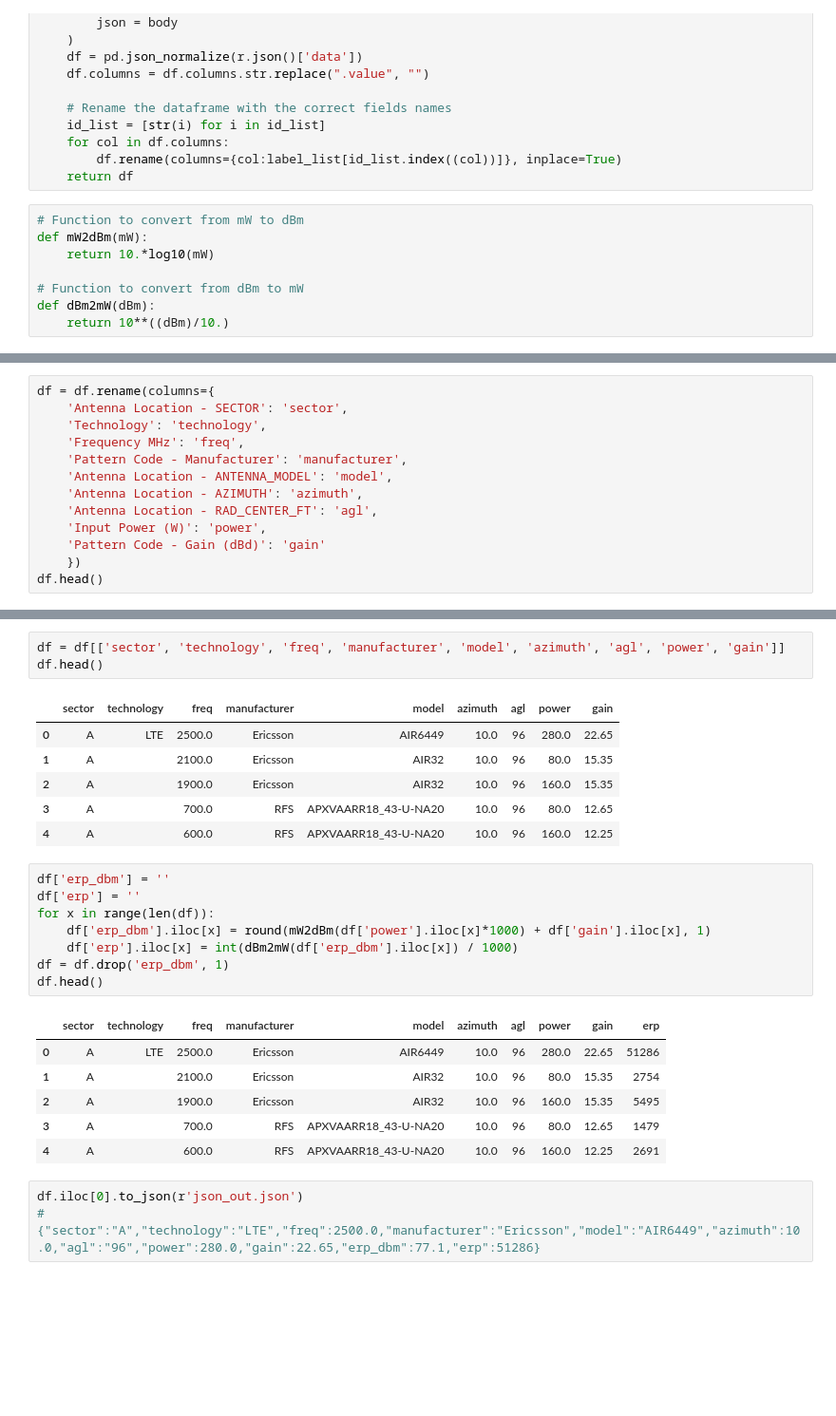
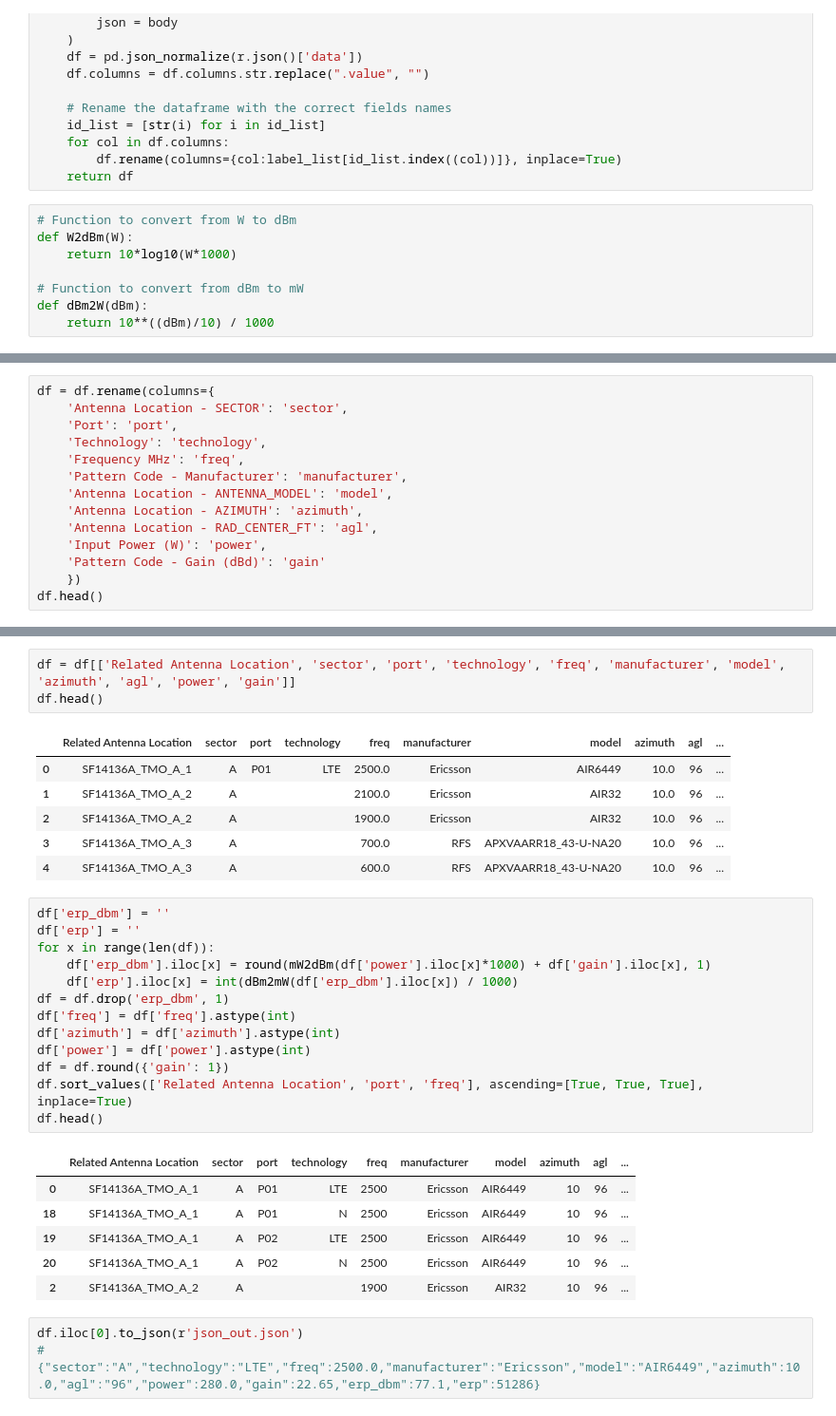
Before and after one commit to eww125/docx-gen, a Jupyter notebook: Generate Docx Template.ipynb, the cells around one changed output, grey strips where cells are left out. Shown: that part at 95% size. Saved outputs shown, nothing was run; the diff lists cells and outputs as text; blank space fills up the shorter version.

```diff
--- a/Generate Docx Template.ipynb
+++ b/Generate Docx Template.ipynb
@@ -55,10 +56,10 @@ def qb_dataframe(table_id):
         df.rename(columns={col:label_list[id_list.index((col))]}, inplace=True)
     return df
 # %%
-# Function to convert from mW to dBm
-def mW2dBm(mW):
-    return 10.*log10(mW)
+# Function to convert from W to dBm
+def W2dBm(W):
+    return 10*log10(W*1000)
 
 # Function to convert from dBm to mW
-def dBm2mW(dBm):
-    return 10**((dBm)/10.)
+def dBm2W(dBm):
+    return 10**((dBm)/10) / 1000
@@ -100,6 +109,7 @@ list(df)
 # %%
 df = df.rename(columns={
     'Antenna Location - SECTOR': 'sector',
+    'Port': 'port',
     'Technology': 'technology',
     'Frequency MHz': 'freq',
     'Pattern Code - Manufacturer': 'manufacturer',
@@ -121,28 +131,33 @@ df.head()
 # %%
-df = df[['sector', 'technology', 'freq', 'manufacturer', 'model', 'azimuth', 'agl', 'power', 'gain']]
+df = df[['Related Antenna Location', 'sector', 'port', 'technology', 'freq', 'manufacturer', 'model', 'azimuth', 'agl', 'power', 'gain']]
 df.head()
 # %% [output]
-|  | sector | technology | freq | manufacturer | model | azimuth | agl | power | gain |
-| 0 | A | LTE | 2500.0 | Ericsson | AIR6449 | 10.0 | 96 | 280.0 | 22.65 |
-| 1 | A |  | 2100.0 | Ericsson | AIR32 | 10.0 | 96 | 80.0 | 15.35 |
-| 2 | A |  | 1900.0 | Ericsson | AIR32 | 10.0 | 96 | 160.0 | 15.35 |
-| 3 | A |  | 700.0 | RFS | APXVAARR18_43-U-NA20 | 10.0 | 96 | 80.0 | 12.65 |
-| 4 | A |  | 600.0 | RFS | APXVAARR18_43-U-NA20 | 10.0 | 96 | 160.0 | 12.25 |
+|  | Related Antenna Location | sector | port | technology | freq | manufacturer | model | azimuth | agl | ... |
+| 0 | SF14136A_TMO_A_1 | A | P01 | LTE | 2500.0 | Ericsson | AIR6449 | 10.0 | 96 | ... |
+| 1 | SF14136A_TMO_A_2 | A |  |  | 2100.0 | Ericsson | AIR32 | 10.0 | 96 | ... |
+| 2 | SF14136A_TMO_A_2 | A |  |  | 1900.0 | Ericsson | AIR32 | 10.0 | 96 | ... |
+| 3 | SF14136A_TMO_A_3 | A |  |  | 700.0 | RFS | APXVAARR18_43-U-NA20 | 10.0 | 96 | ... |
+| 4 | SF14136A_TMO_A_3 | A |  |  | 600.0 | RFS | APXVAARR18_43-U-NA20 | 10.0 | 96 | ... |
 # %%
 df['erp_dbm'] = ''
 df['erp'] = ''
 for x in range(len(df)):
     df['erp_dbm'].iloc[x] = round(mW2dBm(df['power'].iloc[x]*1000) + df['gain'].iloc[x], 1)
     df['erp'].iloc[x] = int(dBm2mW(df['erp_dbm'].iloc[x]) / 1000)
 df = df.drop('erp_dbm', 1)
+df['freq'] = df['freq'].astype(int)
+df['azimuth'] = df['azimuth'].astype(int)
+df['power'] = df['power'].astype(int)
+df = df.round({'gain': 1})
+df.sort_values(['Related Antenna Location', 'port', 'freq'], ascending=[True, True, True], inplace=True)
 df.head()
 # %% [output]
-|  | sector | technology | freq | manufacturer | model | azimuth | agl | power | gain | erp |
-| 0 | A | LTE | 2500.0 | Ericsson | AIR6449 | 10.0 | 96 | 280.0 | 22.65 | 51286 |
-| 1 | A |  | 2100.0 | Ericsson | AIR32 | 10.0 | 96 | 80.0 | 15.35 | 2754 |
-| 2 | A |  | 1900.0 | Ericsson | AIR32 | 10.0 | 96 | 160.0 | 15.35 | 5495 |
-| 3 | A |  | 700.0 | RFS | APXVAARR18_43-U-NA20 | 10.0 | 96 | 80.0 | 12.65 | 1479 |
-| 4 | A |  | 600.0 | RFS | APXVAARR18_43-U-NA20 | 10.0 | 96 | 160.0 | 12.25 | 2691 |
+|  | Related Antenna Location | sector | port | technology | freq | manufacturer | model | azimuth | agl | ... |
+| 0 | SF14136A_TMO_A_1 | A | P01 | LTE | 2500 | Ericsson | AIR6449 | 10 | 96 | ... |
+| 18 | SF14136A_TMO_A_1 | A | P01 | N | 2500 | Ericsson | AIR6449 | 10 | 96 | ... |
+| 19 | SF14136A_TMO_A_1 | A | P02 | LTE | 2500 | Ericsson | AIR6449 | 10 | 96 | ... |
+| 20 | SF14136A_TMO_A_1 | A | P02 | N | 2500 | Ericsson | AIR6449 | 10 | 96 | ... |
+| 2 | SF14136A_TMO_A_2 | A |  |  | 1900 | Ericsson | AIR32 | 10 | 96 | ... |
 # %%
 df.iloc[0].to_json(r'json_out.json')
 # {"sector":"A","technology":"LTE","freq":2500.0,"manufacturer":"Ericsson","model":"AIR6449","azimuth":10.0,"agl":"96","power":280.0,"gain":22.65,"erp_dbm":77.1,"erp":51286}
```
Also changed, not shown: parts of 7 cells of this notebook, 4 other files.
